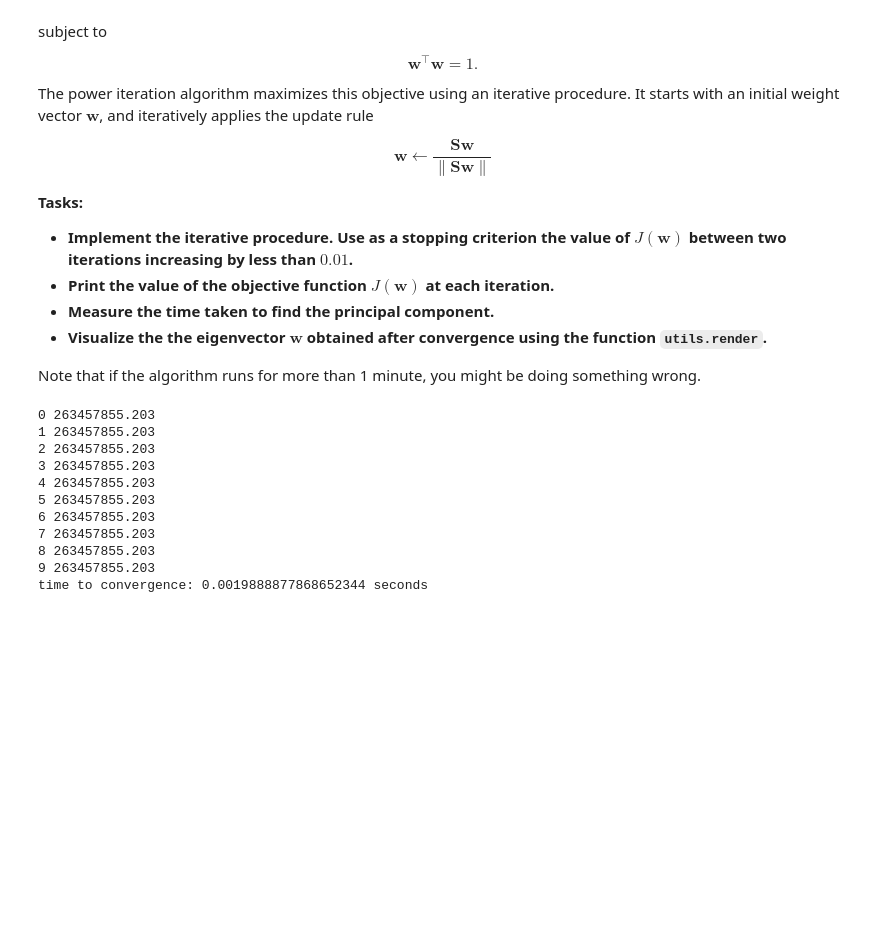
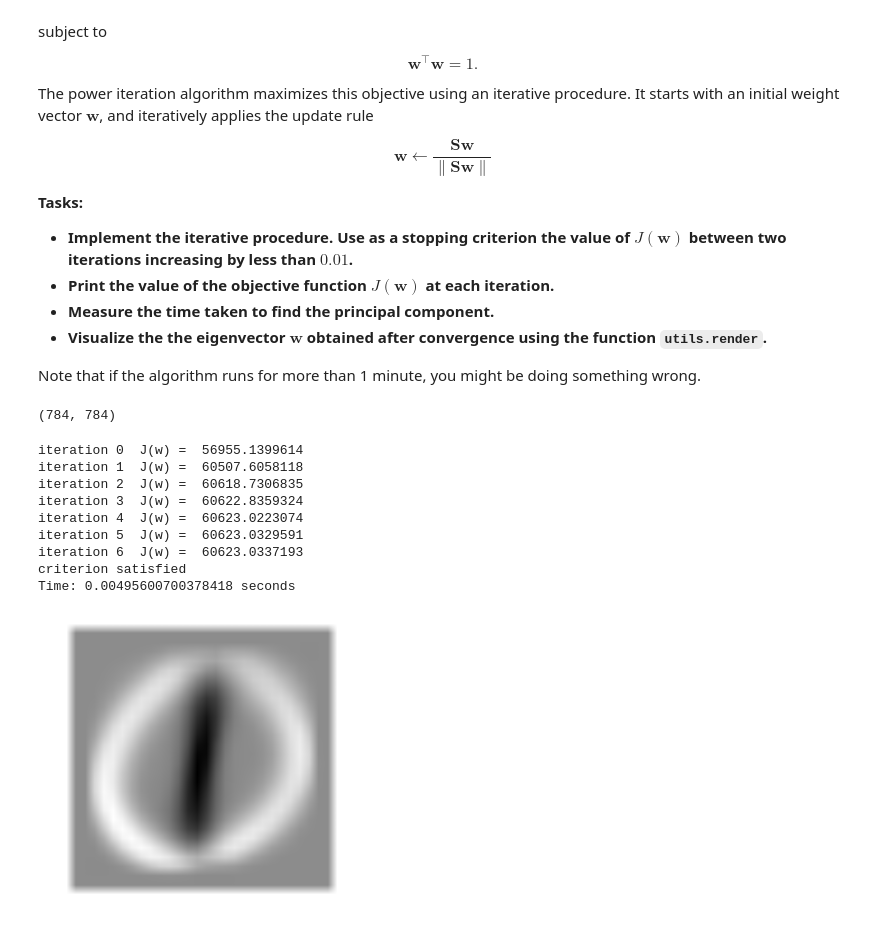
Before and after one commit to jeichelbaum/ml1---ha-assignments, a Jupyter notebook: sheet03/sheet03.ipynb, the cells around one changed output. Cells and saved outputs as stored; diff of their text form; code cells hidden in the pictures; blank space fills up the shorter version.

```diff
--- a/sheet03/sheet03.ipynb
+++ b/sheet03/sheet03.ipynb
@@ -130,47 +130,56 @@ $$
 * **Visualize the the eigenvector $\boldsymbol{w}$ obtained after convergence using the function `utils.render`.**
 
 Note that if the algorithm runs for more than 1 minute, you might be doing something wrong.
+# %%
+# X.shape[1] = num features
+def scatterMat(A):
+    m = A.mean(axis=0)
+
+    S = numpy.zeros((A.shape[1], A.shape[1]))
+    for i in range(A.shape[0]):
+        S += numpy.dot((A[i] - m).reshape(A.shape[1],1), (A[i] - m).reshape(1,A.shape[1]))
+    return S
+
+S = scatterMat(Xc)
+print(S.shape)
+# %% [output]
+(784, 784)
 # %%
 ### REPLACE BY YOUR CODE
 #import solutions; solutions.iterative()
 ###
 
-# assumes X is centered
-# X.shape[1] = num features
-def scatterMat(X):
-    S = numpy.zeros((X.shape[1], X.shape[1]))
-    for i in range(X.shape[0]):
-        S += numpy.dot(X[i].T, X[i])
-    return S
+timestart = time.time()
 
-S = scatterMat(Xc)
+# choose random w with ||w|| = 1
 w = numpy.random.rand(X.shape[1])
+w /= numpy.linalg.norm(w)
 
-timestart = time.time()
-j = 1
-k = 0
-for lol in range(10):
-
-    yk = numpy.dot(S, w**k)
-    muk = numpy.linalg.norm(yk)
-    w = yk / muk
+# power iteration
+jprev = 0
+for k in range(1000):
+    yk = numpy.dot(S, w)
+    w = yk / numpy.linalg.norm(yk)
 
     j = numpy.dot(w.T, numpy.dot(S, w))
-    print(k, j)
-
-    k += 1
+    print("iteration", k, " J(w) = ", j)
+    if j - jprev < 0.01:
+        break
+    jprev = j
 
 
-print('time to convergence: %s seconds' % (time.time() - timestart))
+# print elapsed time and render PC
+print("criterion satisfied")
+print('Time: %s seconds' % (time.time() - timestart))
+utils.render(w.reshape(1, w.shape[0]))
 # %% [output]
-0 263457855.203
-1 263457855.203
-2 263457855.203
-3 263457855.203
-4 263457855.203
-5 263457855.203
-6 263457855.203
-7 263457855.203
-8 263457855.203
-9 263457855.203
-time to convergence: 0.0019888877868652344 seconds
+iteration 0  J(w) =  56955.1399614
+iteration 1  J(w) =  60507.6058118
+iteration 2  J(w) =  60618.7306835
+iteration 3  J(w) =  60622.8359324
+iteration 4  J(w) =  60623.0223074
+iteration 5  J(w) =  60623.0329591
+iteration 6  J(w) =  60623.0337193
+criterion satisfied
+Time: 0.00495600700378418 seconds
+[figure, added]
```
Also changed, not shown: parts of 2 cells of this notebook.
